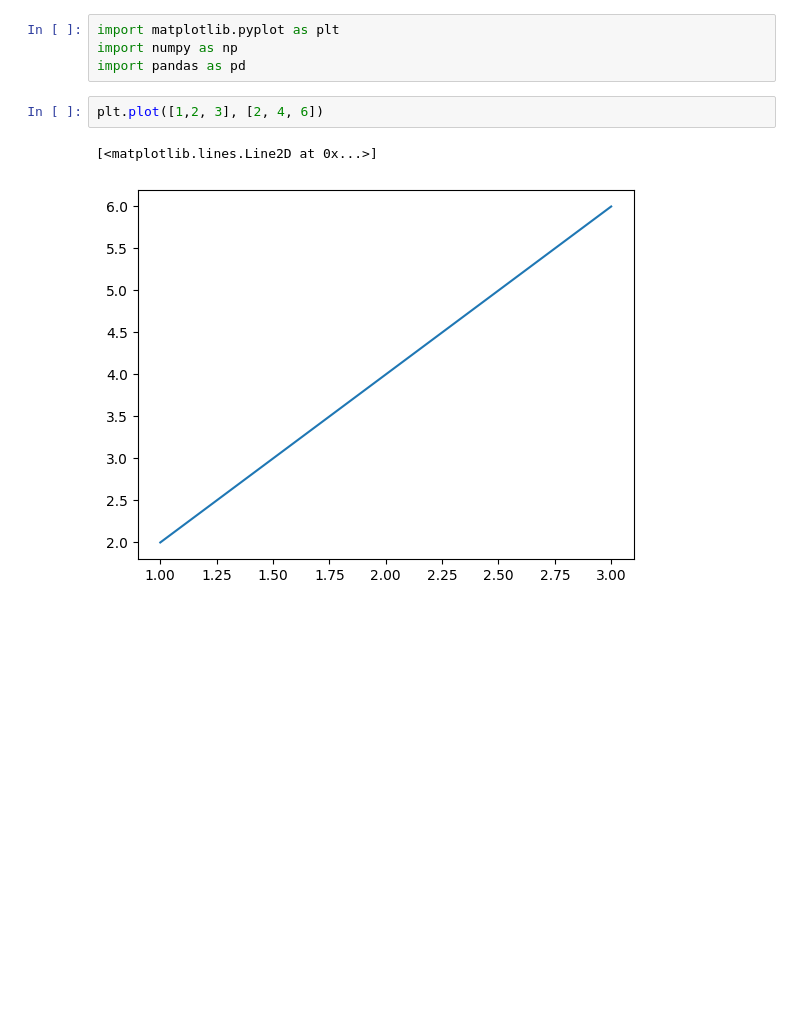
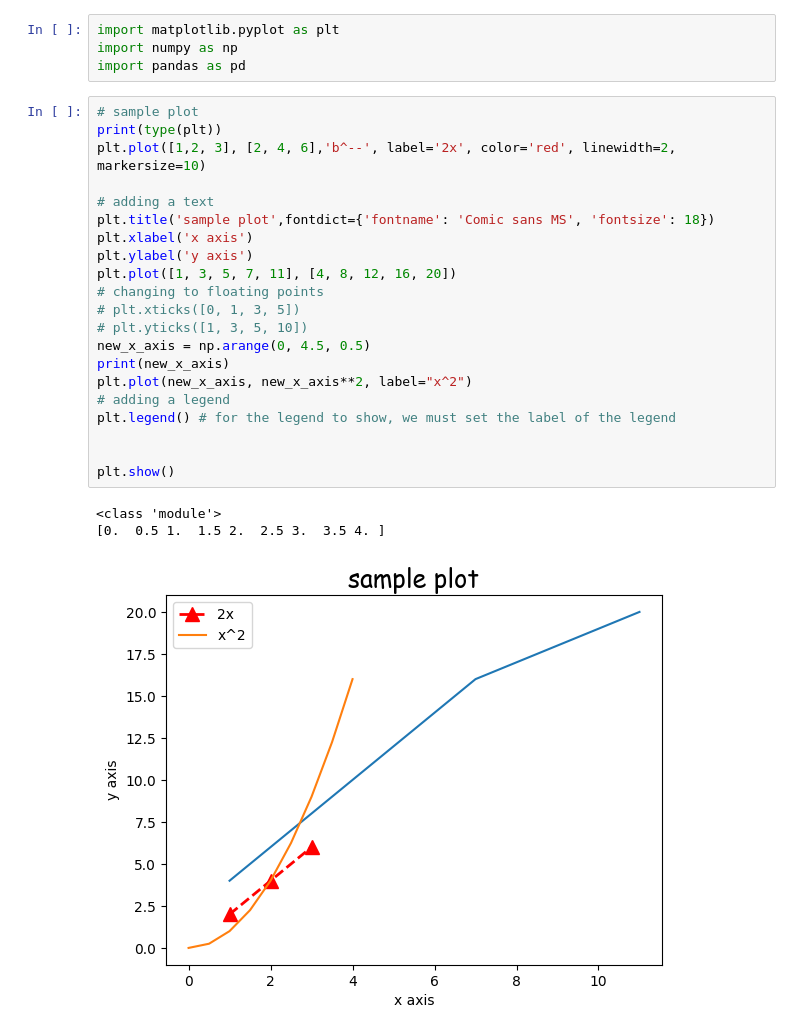
Before and after one commit to carrington-115/intermediate-python, a Jupyter notebook: automate-the-boring-stuff-notes/practice-files/matplotlib-file.ipynb, the cells around one changed output. Saved outputs shown, nothing was run; the diff lists cells and outputs as text; blank space fills up the shorter version.

Commit message:
used matplotlib to show how to use line graph and edit them with different type of data

```diff
--- a/automate-the-boring-stuff-notes/practice-files/matplotlib-file.ipynb
+++ b/automate-the-boring-stuff-notes/practice-files/matplotlib-file.ipynb
@@ -45,8 +45,28 @@ Note: you may need to restart the kernel to use updated packages.
 import matplotlib.pyplot as plt
 import numpy as np
 import pandas as pd
-# %%
-plt.plot([1,2, 3], [2, 4, 6])
-# %% [output]
-[<matplotlib.lines.Line2D at 0x...>]
-[figure, removed]
+# %%
+# sample plot
+print(type(plt))
+plt.plot([1,2, 3], [2, 4, 6],'b^--', label='2x', color='red', linewidth=2, markersize=10)
+
+# adding a text
+plt.title('sample plot',fontdict={'fontname': 'Comic sans MS', 'fontsize': 18})
+plt.xlabel('x axis')
+plt.ylabel('y axis')
+plt.plot([1, 3, 5, 7, 11], [4, 8, 12, 16, 20])
+# changing to floating points
+# plt.xticks([0, 1, 3, 5])
+# plt.yticks([1, 3, 5, 10])
+new_x_axis = np.arange(0, 4.5, 0.5)
+print(new_x_axis)
+plt.plot(new_x_axis, new_x_axis**2, label="x^2")
+# adding a legend
+plt.legend() # for the legend to show, we must set the label of the legend
+
+
+plt.show()
+# %% [output]
+<class 'module'>
+[0.  0.5 1.  1.5 2.  2.5 3.  3.5 4. ]
+[figure, added]
```
Also changed, not shown: parts of 1 cell of this notebook, 1 other file.
